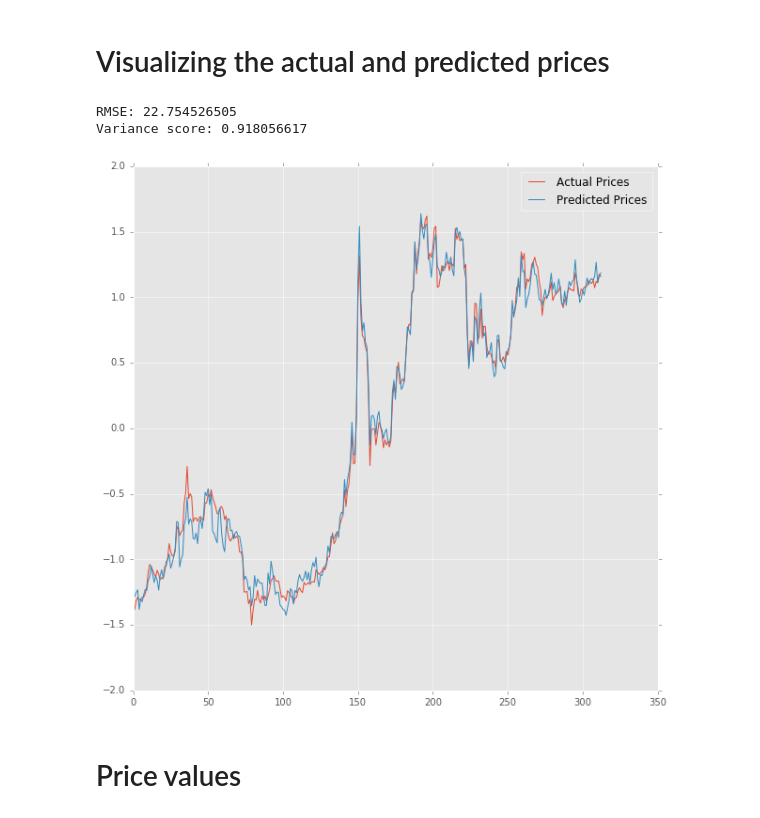
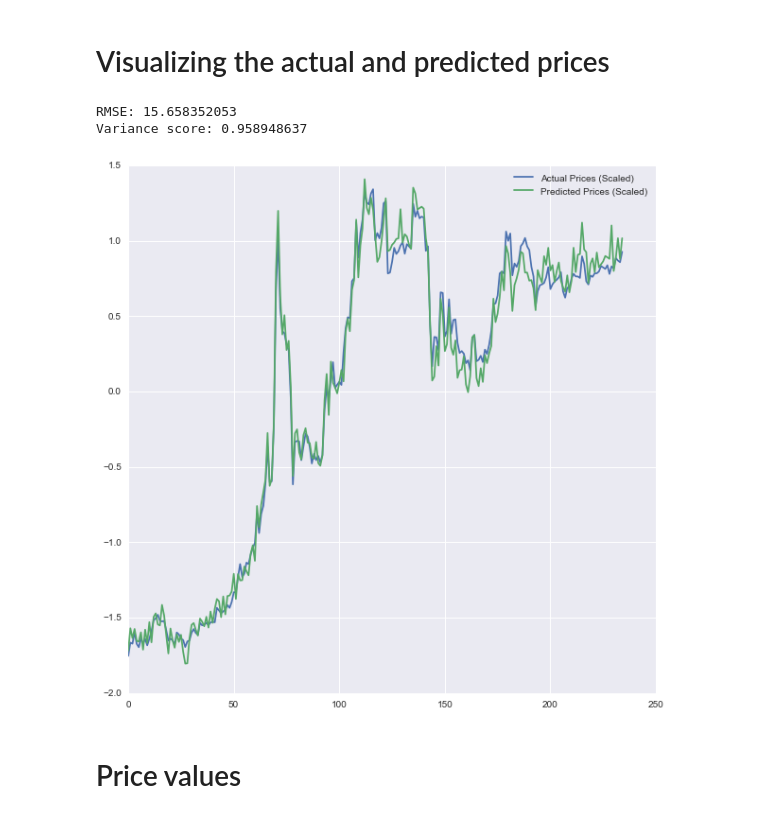
Before and after one commit to Lucsanszky/btc-price-prediction, a Jupyter notebook: DataAnalysis/BTCPricePrediction.ipynb, the cells around one changed output. Cells and saved outputs as stored; diff of their text form; code cells hidden in the pictures.

```diff
--- a/DataAnalysis/BTCPricePrediction.ipynb
+++ b/DataAnalysis/BTCPricePrediction.ipynb
@@ -2,18 +12,20 @@
 %matplotlib inline
 
 from deap import base, creator, tools, algorithms
-import math
+from IPython.display import display
+from ipywidgets import widgets
 import matplotlib.pyplot as plt
 import numpy as np
 import pandas as pd
 import random
+import seaborn as sns
 from sklearn import preprocessing as preproc, datasets, linear_model
 from sklearn.metrics import mean_squared_error as mse, accuracy_score as acc_scr
 
 toolb = base.Toolbox()
 pd.set_option('html', False)
 np.set_printoptions(threshold=np.nan)
-plt.style.use('ggplot')
+sns.set()
 # %% [markdown]
 # Data Preprocessing
 # %%
@@ -340,45 +217,58 @@ Selected features:  ['market-cap', 'n-transactions-per-block', 'output-volume',
 # %%
-selected = map(lambda t: t[0] and t[1], zip(top_R2, top_RMSE))
+box = widgets.VBox()
+cbs = map(lambda x: widgets.Checkbox(description = x, value = False), CHARTS[1:])
+box.children=[i for i in cbs]
+display(box)
 
-filtered_features = filter_features(list(selected))
-filtered_features = pd.concat(filtered_features, axis = 1)
-btc_features = pd.DataFrame(filtered_features.values).as_matrix()
-btc_target = pd.DataFrame(FRAMES[0]).as_matrix().flatten()
+button = widgets.Button(description="Evaluate Model", width = 5)
 
-btc_X_train = btc_features[:int(0.7*len(btc_features))]
-btc_X_validation = btc_features[int(0.7*len(btc_features)):int(0.8*len(btc_features))]
+def evaluate(b):
+    selected = []
+    for i in range(len(CHARTS[1:])):
+        selected.append(box.children[i].value)
 
-btc_y_train = btc_target[:int(0.7*len(btc_target))]
-btc_y_validation = btc_target[int(0.7*len(btc_target)):int(0.8*len(btc_target))]
+    filtered_features = filter_features(selected)
+    filtered_features = pd.concat(filtered_features, axis = 1)
+    btc_features = pd.DataFrame(filtered_features.values).as_matrix()
+    btc_target = pd.DataFrame(FRAMES[0]).as_matrix().flatten()
 
-# Create the learner
+    btc_X_train = btc_features[:int(0.7*len(btc_features))]
+    btc_X_validation = btc_features[int(0.7*len(btc_features)):int(0.85*len(btc_features))]
 
-regr = linear_model.LinearRegression()
+    btc_y_train = btc_target[:int(0.7*len(btc_target))]
+    btc_y_validation = btc_target[int(0.7*len(btc_target)):int(0.85*len(btc_target))]
 
-# Train the learner on the training data
-# and evaluate the performance by the test data
+    # Create the learner
 
-regr.fit(btc_X_train, btc_y_train)
-btc_X_test = btc_features[int(0.8*len(btc_features)):]
-btc_y_test = btc_target[int(0.8*len(btc_target)):]
-scaler_act = preproc.StandardScaler().fit(btc_y_test)
-scaler_pred = preproc.StandardScaler().fit(regr.predict(btc_X_test))
-standardized_act = scaler_act.transform(btc_y_test)
-standardized_pred = scaler_pred.transform(regr.predict(btc_X_test))
+    regr = linear_model.LinearRegression()
 
-x = list(range(0, len(btc_y_test)))
+    # Train the learner on the training data
+    # and evaluate the performance by the test data
 
-plt.figure(figsize = (10,10))
-plt.plot(x, standardized_act, label = 'Actual Prices')
-plt.plot(x, standardized_pred, label = 'Predicted Prices')
-plt.legend()
+    regr.fit(btc_X_train, btc_y_train)
+    btc_X_test = btc_features[int(0.85*len(btc_features)):]
+    btc_y_test = btc_target[int(0.85*len(btc_target)):]
+    scaler_act = preproc.StandardScaler().fit(btc_y_test)
+    scaler_pred = preproc.StandardScaler().fit(regr.predict(btc_X_test))
+    standardized_act = scaler_act.transform(btc_y_test)
+    standardized_pred = scaler_pred.transform(regr.predict(btc_X_test))
 
-print ('RMSE: %.9f' % (math.sqrt(mse(btc_y_test, regr.predict(btc_X_test)))))
-print ('Variance score: %.9f' % (regr.score(btc_X_test, btc_y_test)))
+    x = list(range(0, len(btc_y_test)))
+
+    plt.figure(figsize = (10,10))
+    plt.plot(x, standardized_act, label = 'Actual Prices (Scaled)')
+    plt.plot(x, standardized_pred, label = 'Predicted Prices (Scaled)')
+    plt.legend()
+
+    print ('RMSE: %.9f' % (np.sqrt(mse(btc_y_test, regr.predict(btc_X_test)))))
+    print ('Variance score: %.9f' % (regr.score(btc_X_test, btc_y_test)))
+
+button.on_click(evaluate)
+display(button)
 # %% [output]
-RMSE: 22.754526505
-Variance score: 0.918056617
+RMSE: 15.658352053
+Variance score: 0.958948637
-[figure, old version]
+[figure, new version]
 # %% [markdown]
 # Price values
 # %%
```
Also changed, not shown: parts of 17 cells of this notebook.
